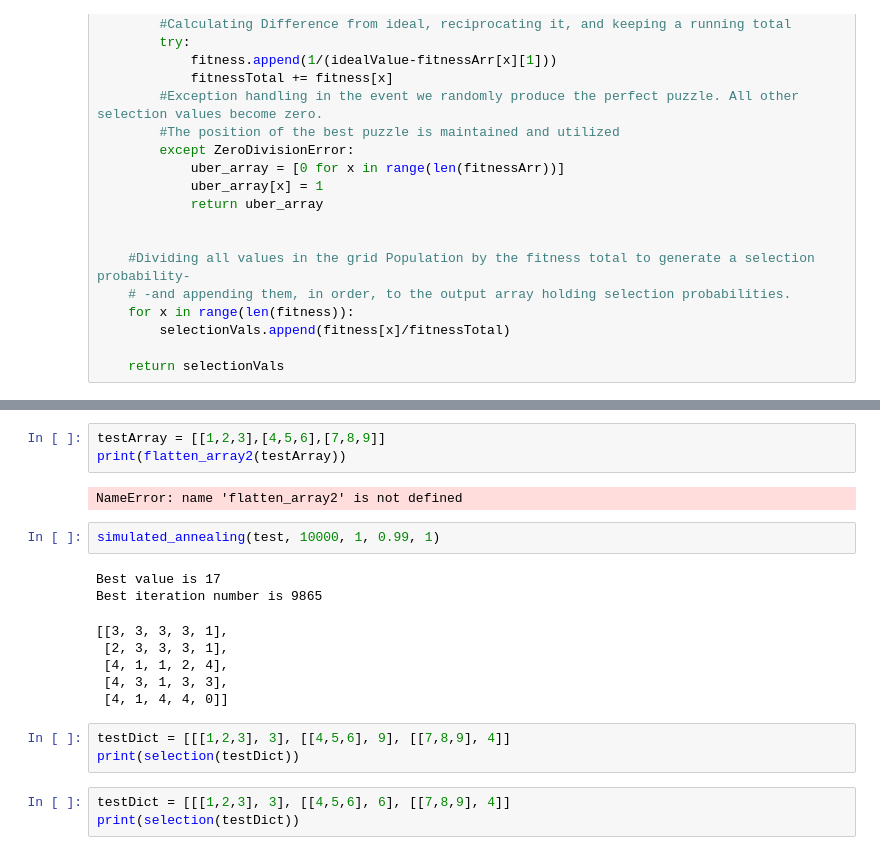
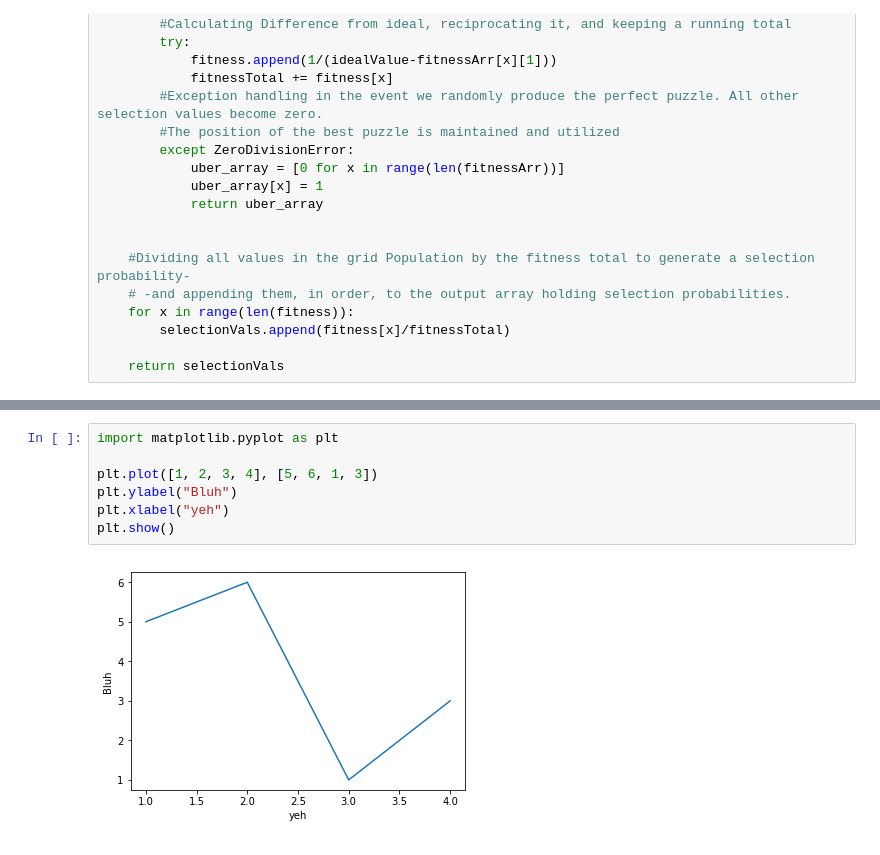
Before and after one commit to kevinpei/ai440, a Jupyter notebook: assignment_1/assignment_1.ipynb, the cells around one changed output, grey strips where cells are left out. Drawn from its saved outputs; the diff is of its cells as text.

Commit message:
Added graphing function and changed algorithms slightly

```diff
--- a/assignment_1/assignment_1.ipynb
+++ b/assignment_1/assignment_1.ipynb
@@ -500,21 +457,9 @@ Best iteration number is 9969
-# %%
-testArray = [[1,2,3],[4,5,6],[7,8,9]]
-print(flatten_array2(testArray))
-# %% [output]
-NameError: name 'flatten_array2' is not defined
-# %%
-simulated_annealing(test, 10000, 1, 0.99, 1)
-# %% [output]
-Best value is 17
-Best iteration number is 9865
-[[3, 3, 3, 3, 1],
- [2, 3, 3, 3, 1],
- [4, 1, 1, 2, 4],
- [4, 3, 1, 3, 3],
- [4, 1, 4, 4, 0]]
-# %%
-testDict = [[[1,2,3], 3], [[4,5,6], 9], [[7,8,9], 4]]
-print(selection(testDict))
-# %%
-testDict = [[[1,2,3], 3], [[4,5,6], 6], [[7,8,9], 4]]
-print(selection(testDict))
+# %%
+import matplotlib.pyplot as plt
+
+plt.plot([1, 2, 3, 4], [5, 6, 1, 3])
+plt.ylabel("Bluh")
+plt.xlabel("yeh")
+plt.show()
+# %% [output]
+[figure, added]
```
Also changed, not shown: parts of 11 cells of this notebook.
